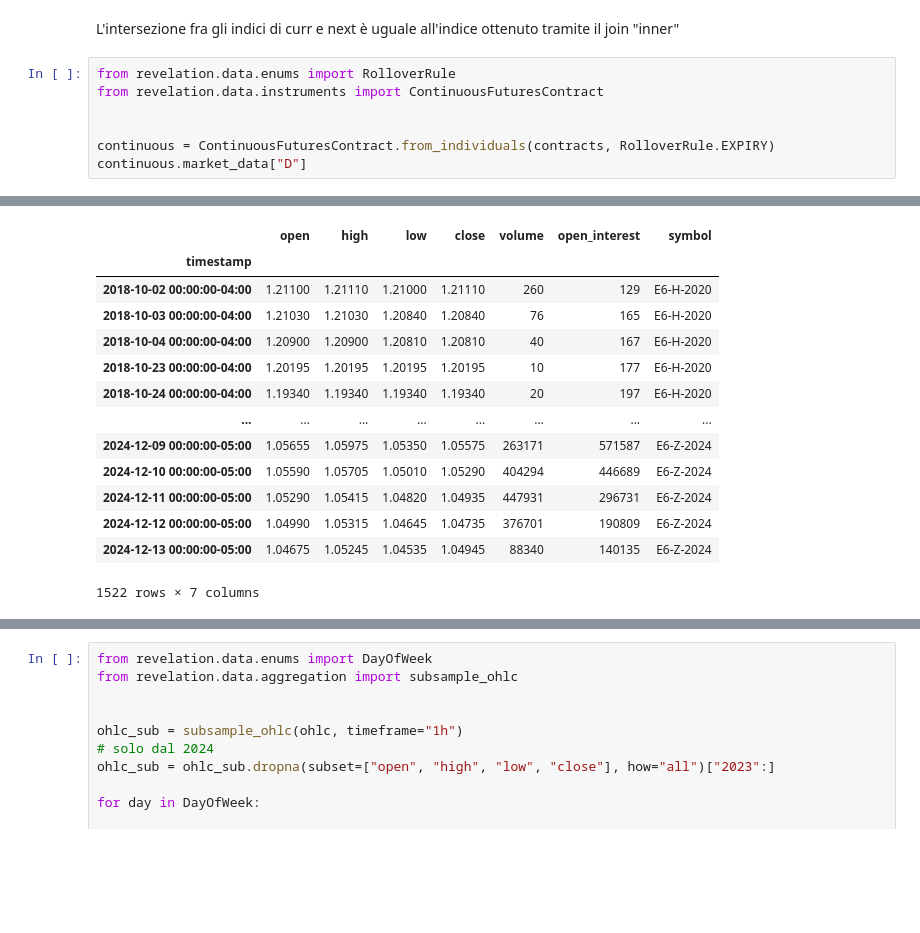
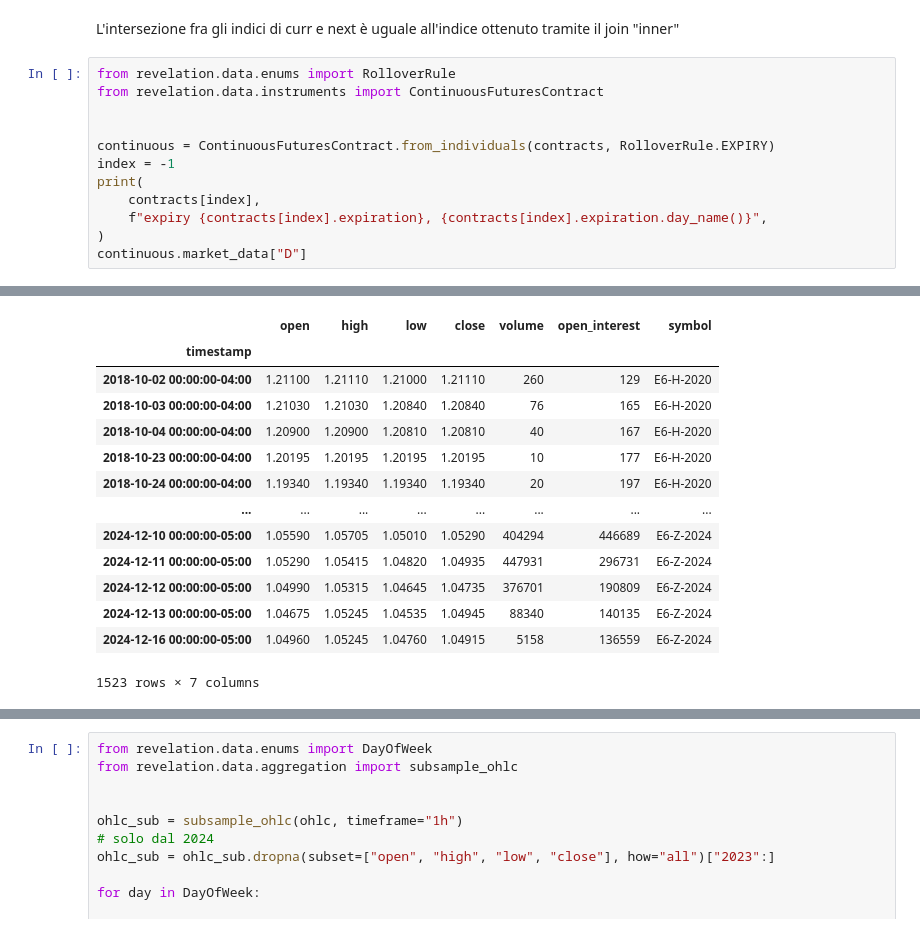
Before and after one commit to MK27MK/kaos, a Jupyter notebook: examples/study_london_session.ipynb, the cells around one changed output, grey strips where cells are left out. Drawn from its saved outputs; the diff is of its cells as text; blank space fills up the shorter version.

Commit message:
- modified ContinuousFuturesContract.from_individuals, now OPEN_INTEREST works.

```diff
--- a/examples/study_london_session.ipynb
+++ b/examples/study_london_session.ipynb
@@ -46,5 +46,10 @@ from revelation.data.instruments import ContinuousFuturesContract
 
 
 continuous = ContinuousFuturesContract.from_individuals(contracts, RolloverRule.EXPIRY)
+index = -1
+print(
+    contracts[index],
+    f"expiry {contracts[index].expiration}, {contracts[index].expiration.day_name()}",
+)
 continuous.market_data["D"]
 # %% [output]
@@ -51,17 +57,17 @@ continuous.market_data["D"]
 |  | open | high | low | close | volume | open_interest | symbol |
 | timestamp |  |  |  |  |  |  |  |
 | 2018-10-02 00:00:00-04:00 | 1.21100 | 1.21110 | 1.21000 | 1.21110 | 260 | 129 | E6-H-2020 |
 | 2018-10-03 00:00:00-04:00 | 1.21030 | 1.21030 | 1.20840 | 1.20840 | 76 | 165 | E6-H-2020 |
 | 2018-10-04 00:00:00-04:00 | 1.20900 | 1.20900 | 1.20810 | 1.20810 | 40 | 167 | E6-H-2020 |
 | 2018-10-23 00:00:00-04:00 | 1.20195 | 1.20195 | 1.20195 | 1.20195 | 10 | 177 | E6-H-2020 |
 | 2018-10-24 00:00:00-04:00 | 1.19340 | 1.19340 | 1.19340 | 1.19340 | 20 | 197 | E6-H-2020 |
 | ... | ... | ... | ... | ... | ... | ... | ... |
-| 2024-12-09 00:00:00-05:00 | 1.05655 | 1.05975 | 1.05350 | 1.05575 | 263171 | 571587 | E6-Z-2024 |
 | 2024-12-10 00:00:00-05:00 | 1.05590 | 1.05705 | 1.05010 | 1.05290 | 404294 | 446689 | E6-Z-2024 |
 | 2024-12-11 00:00:00-05:00 | 1.05290 | 1.05415 | 1.04820 | 1.04935 | 447931 | 296731 | E6-Z-2024 |
 | 2024-12-12 00:00:00-05:00 | 1.04990 | 1.05315 | 1.04645 | 1.04735 | 376701 | 190809 | E6-Z-2024 |
 | 2024-12-13 00:00:00-05:00 | 1.04675 | 1.05245 | 1.04535 | 1.04945 | 88340 | 140135 | E6-Z-2024 |
+| 2024-12-16 00:00:00-05:00 | 1.04960 | 1.05245 | 1.04760 | 1.04915 | 5158 | 136559 | E6-Z-2024 |
-1522 rows × 7 columns
+1523 rows × 7 columns
 # %%
 from revelation.data.enums import RolloverRule
 from revelation.data.instruments import ContinuousFuturesContract
```
Also changed, not shown: parts of 3 cells of this notebook, 1 other file.
